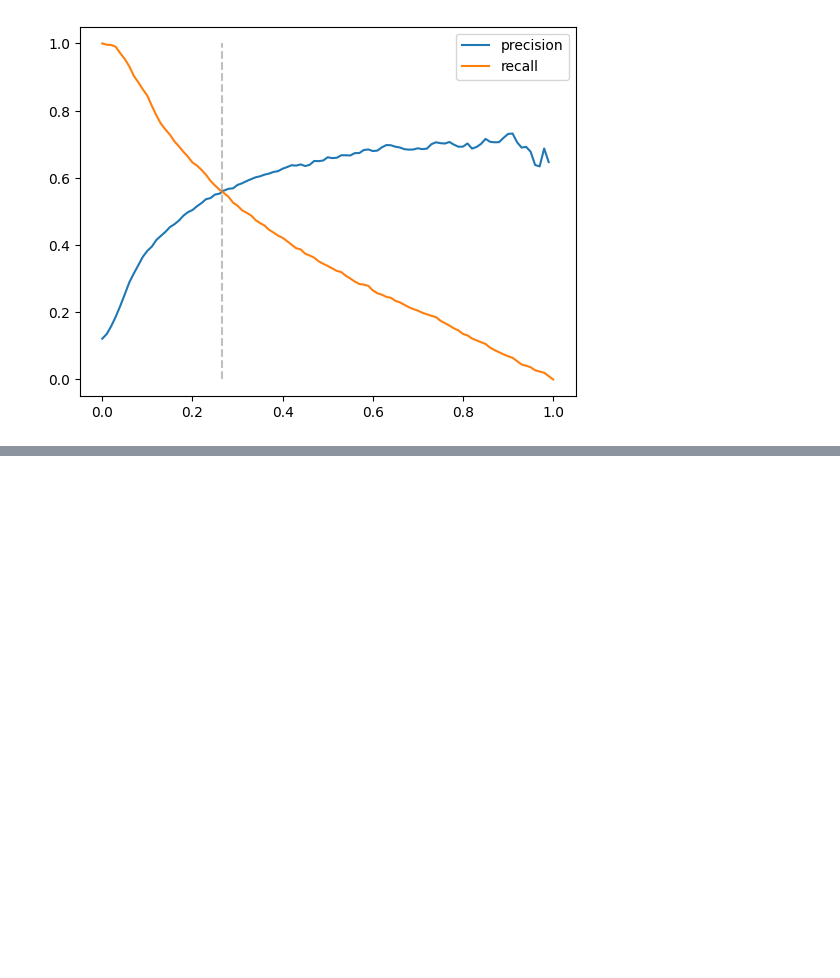
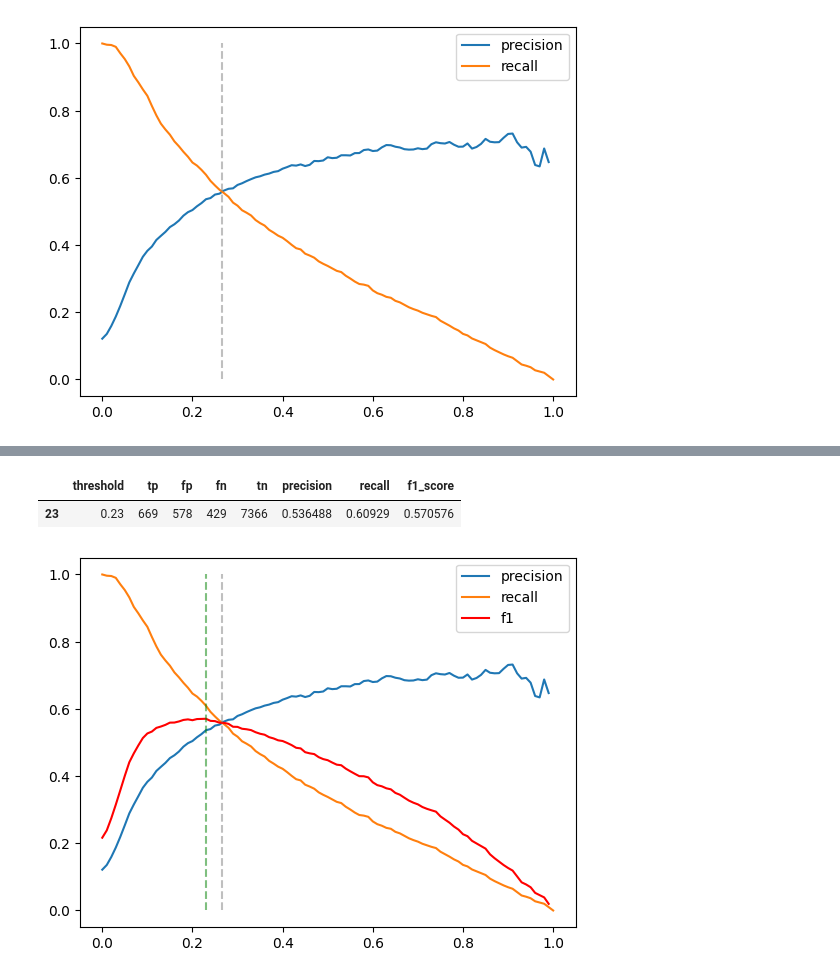
Before and after one commit to phuongddo94/ml-zoomcamp-homework, a Jupyter notebook: 04-model-evaluation/homework-week-4.ipynb, the cells around one changed output, grey strips where cells are left out. Saved outputs shown, nothing was run; the diff lists cells and outputs as text; code cells hidden in the pictures; blank space fills up the shorter version.

Commit message:
q4 f1 score

```diff
--- a/04-model-evaluation/homework-week-4.ipynb
+++ b/04-model-evaluation/homework-week-4.ipynb
@@ -182,0 +204,19 @@ plt.show()
+# %%
+df_scores['f1_score'] = 2 * df_scores.precision * df_scores.recall / (df_scores.precision + df_scores.recall)
+# %%
+df_scores[df_scores['f1_score'] == df_scores['f1_score'].max()]
+# %% [output]
+|  | threshold | tp | fp | fn | tn | precision | recall | f1_score |
+| 23 | 0.23 | 669 | 578 | 429 | 7366 | 0.536488 | 0.60929 | 0.570576 |
+# %%
+plt.plot(df_scores.threshold, df_scores.precision, label='precision')
+plt.plot(df_scores.threshold, df_scores.recall, label='recall')
+plt.plot(df_scores.threshold, df_scores.f1_score, label='f1', color='red')
+
+plt.vlines(0.265, 0, 1, color='grey', linestyle='--', alpha=0.5)
+plt.vlines(0.23, 0, 1, color='green', linestyle = '--', alpha=0.5)
+
+plt.legend()
+plt.show()
+# %% [output]
+[figure, added]
```
Also changed, not shown: parts of 3 cells of this notebook.
